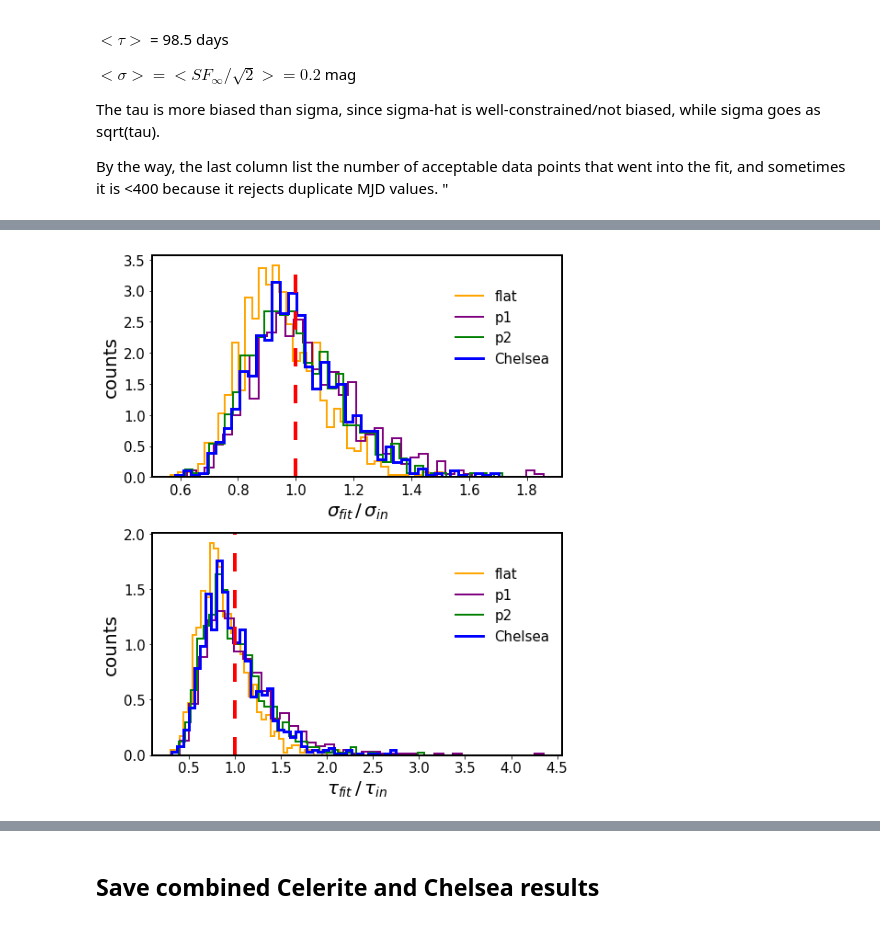
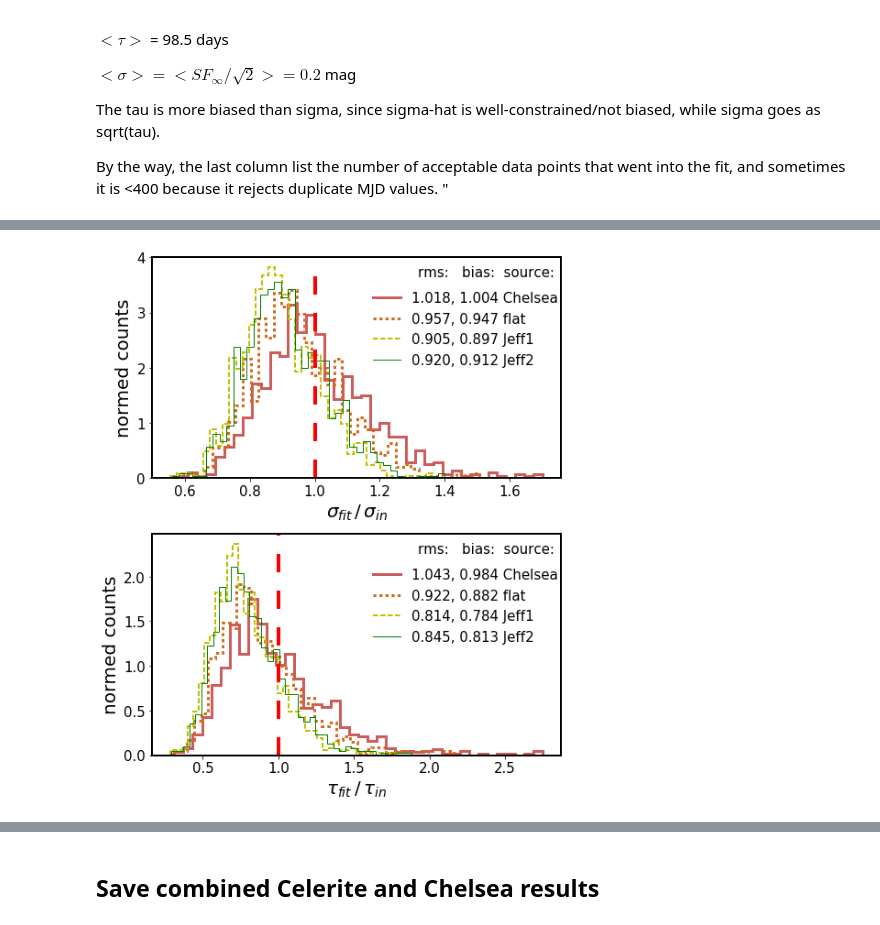
Before and after one commit to suberlak/DRW_Celerite, a Jupyter notebook: code/DRW_Chelsea_Celerite_test.ipynb, the cells around one changed output, grey strips where cells are left out. Cells and saved outputs as stored; diff of their text form; code cells hidden in the pictures.

Commit message:
cleaned up and edited the plotting

```diff
--- a/code/DRW_Chelsea_Celerite_test.ipynb
+++ b/code/DRW_Chelsea_Celerite_test.ipynb
@@ -514,68 +537,90 @@ length = 20
 i = 0
 x0 = [0.2,0.62]
 
+x_max = 2  # maximum sigmafit / sigmain ratio
+y_max  = 3 # maximum taufit / tauin ratio
 
 # Grab Chelsea' results ...
-outDir = '../data_products/Fig_Celerite_ZI_LC_fits/2017-10-27/'
-fits = Table.read(outDir+'fits.dat', format='ascii')
+fits = Table.read('../data_products/Fig_Celerite_ZI_LC_fits/'+'fits.dat',
+                  format='ascii')
 tau_fit = np.power(10,fits['col3'].data)
 sigma_hat = np.power(10, fits['col4'].data)
 sigma_fit = sigma_hat / np.sqrt(2 / (tau_fit/365.0))
 # to convert to mag / sqrt(years)...
 
 # Read the results from Celerite ...
-simDir = '../data_products/Fig_Celerite_ZI_LC_fits/2017-11-07/'
-results = np.load(simDir+'ZI_fits_results_11-07-17.npy').item()
+#outDir = '../data_products/Fig_Celerite_ZI_LC_fits/2017-11-07/'
+fname = 'ZI_fits_results_11-07-17.npy'
+results = np.load(outDir+fname).item()
+print('Using Celerite results from %s'%(outDir+fname))
 
 # need to store lines for axis legends in an object
-ax_legend_handles = []
+ax_legend_handles = {0:[], 1:[]}
 
-color_dict = {'Chelsea':'blue',  'flat':'orange',
-             'Jeff1':'purple','Jeff2':'green',
-              'p1':'purple', 'p2':'green' }
+# line settings
+color_dic = {}
+ls_dic = {}
+lw_dic = {}
+data = ['Chelsea', 'flat', 'Jeff1', 'Jeff2', 'p1', 'p2']
+colors = ['indianred', 'chocolate', 'y', 'green', 'lightskyblue','darkslateblue']
+linestyles = ['solid','dotted','dashed','solid','dashed','dotted']
+linewidths  = [3,3,2,1,2,3]
+for i in range(len(data)):
+    color_dic[data[i]] = colors[i]
+    ls_dic[data[i]] = linestyles[i]
+    lw_dic[data[i]]= linewidths[i]
 
-# results of Celerite with ZI light curves
-use_bounds  = True
-for prior in priors:
-    x =  results[prior]['sigma_fit'] / sigma_in
-    ax[0].hist(x[x<2], histtype='step', lw=2, bins=40, color=color_dict[prior],
-              normed=True)#
-    line = mlines.Line2D([], [], color=color_dict[prior], lw=2, label=prior)
-    ax_legend_handles.append(line)
+plot_quantities = {'tau':{}, 'sigma':{}}
 
-    y = results[prior]['tau_fit'] / tau_in
-    ax[1].hist(y[y<5],  histtype='step', lw=2, bins=40, color=color_dict[prior],
+for prior in priors :
+    plot_quantities['tau'][prior] = results[prior]['tau_fit'] / tau_in
+    plot_quantities['sigma'][prior] = results[prior]['sigma_fit'] / sigma_in
+plot_quantities['sigma']['Chelsea'] =  sigma_fit / sigma_in
+plot_quantities['tau']['Chelsea'] =  tau_fit / tau_in
+
+for source in ['Chelsea', 'flat', 'Jeff1', 'Jeff2'] :  #  'p1', 'p2']: #
+    x = plot_quantities['sigma'][source]
+    x = x[x<x_max]
+    ax[0].hist(x, histtype='step', lw=lw_dic[source],
+              ls=ls_dic[source], bins=40, color=color_dic[source],
               normed=True)
-# NOTE :  need to make a line object to
-# avoid getting a legend with a box ...
-# https://matplotlib.org/users/legend_guide.html#plotting-guide-legend
+    rms  = np.sqrt(np.mean(np.square(x)))
+    bias = np.mean(x)
+    line = mlines.Line2D([], [], color=color_dic[source],
+                         lw=lw_dic[source],  ls=ls_dic[source],
+                         label=str(rms)[:5]+', '+str(bias)[:5]+' '+source)
+    ax_legend_handles[0].append(line)
 
+    y = plot_quantities['tau'][source]
+    y = y[y<y_max]
+    ax[1].hist(y,  histtype='step', color=color_dic[source],
+               lw=lw_dic[source],  ls=ls_dic[source], bins=40,
+               normed=True)
+    rms  = np.sqrt(np.mean(np.square(y)))
+    bias = np.mean(y)
+    line = mlines.Line2D([], [], color=color_dic[source],
+                         lw=lw_dic[source],  ls=ls_dic[source],
+                         label=str(rms)[:5]+', '+str(bias)[:5]+' '+source)
+    ax_legend_handles[1].append(line)
 
-# results of Chelsea
-x =  sigma_fit / sigma_in
-ax[0].hist(x,  histtype='step', lw=3, bins=40,color=color_dict['Chelsea'],
-          normed=True)
-line = mlines.Line2D([], [], color=color_dict['Chelsea'], lw=3, label='Chelsea')
-ax_legend_handles.append(line)
-
-y = tau_fit / tau_in
-ax[1].hist(y, histtype='step', lw=3, bins=40,color=color_dict['Chelsea'],
-          normed=True)
 
 ax[0].set_xlabel(r'$\sigma_{fit}\,/ \,\sigma_{in}$')
 ax[1].set_xlabel(r'$\tau_{fit} \,/\, \tau_{in}$')
 
 for i in [0,1]:
-    ax[i].legend(loc='upper left', handles = ax_legend_handles, frameon=False,
-                bbox_to_anchor=(0.71, 0.9), fontsize=15)
+    ax[i].legend(loc='upper left', handles = ax_legend_handles[i], frameon=False,
+                bbox_to_anchor=(0.51, 0.9), fontsize=15)
     ax[i].axvline(1, lw=4, ls='--', c='red', dashes=(5,5))
-    ax[i].set_ylabel('counts')
+    ax[i].set_ylabel('normed counts')
+    ax[i].text(0.65, 0.91, 'rms:   bias:  source: ',
+               transform=ax[i].transAxes, fontsize=15)
+
 
 
 fig.subplots_adjust(hspace=0.25)
 #fig.suptitle('N = '+str(len(t))+', length = '+str(length)+  r'$ \tau_{in}$,'+' '\
 #                 +str(len(x))+' fits' + '\n' \
 #                 + 'err='+str(yerr[0])+' [mag], '+b, fontsize=20)
-plt.savefig(outDir + 'sigma_tau_ratios_chelsea_celerite_2.png')
+plt.savefig(outDir + 'sigma_tau_ratios_chelsea_celerite1.png', bbox_inches='tight')
 # in each panel , plot histogram of both
 # %% [output]
@@ -582 +628 @@ plt.savefig(outDir + 'sigma_tau_ratios_chelsea_celerite_2.png')
-[figure, old version]
+[figure, new version]
```
Also changed, not shown: parts of 17 cells of this notebook.
